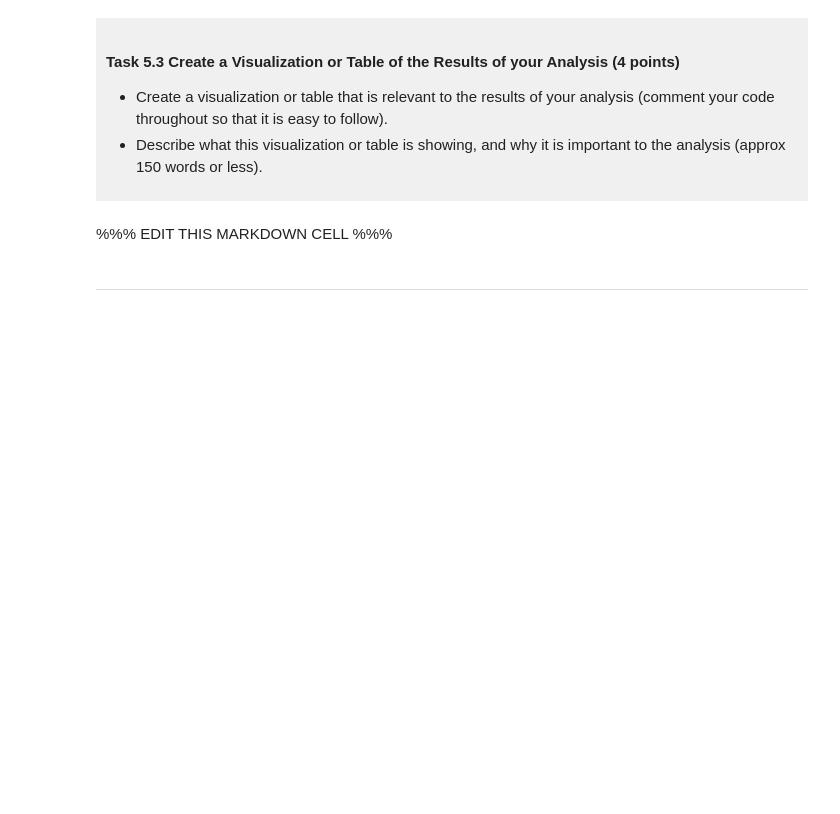
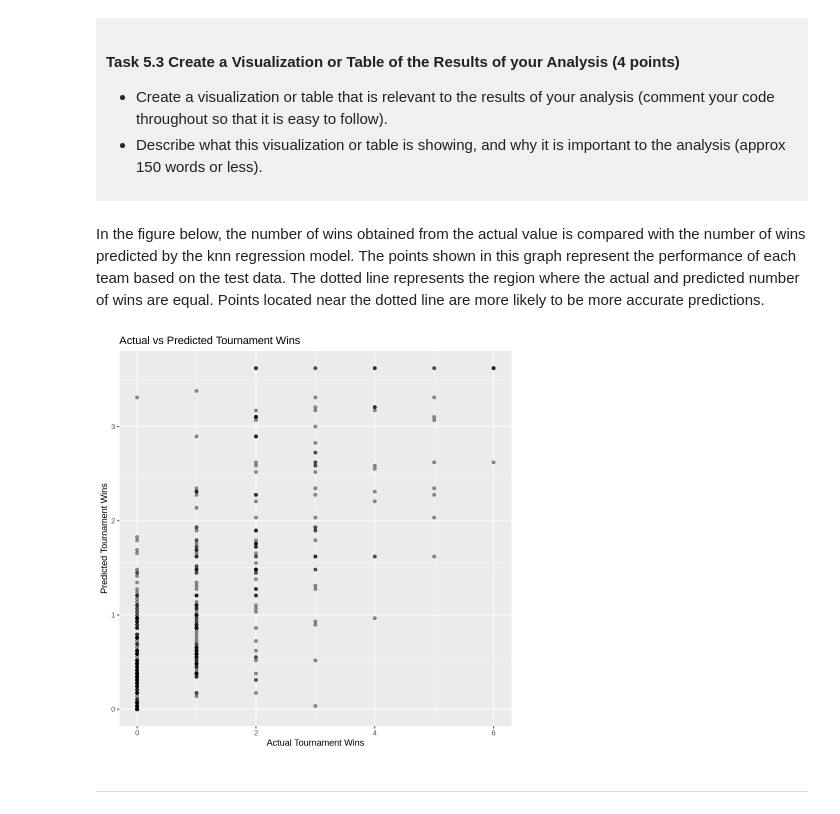
Before and after one commit to elxaxor/dsci-100-project-Jungbin-Lee, a Jupyter notebook: dsci-100-project-notebook.ipynb, the cells around one changed output. Cells and saved outputs as stored; diff of their text form; code cells hidden in the pictures; blank space fills up the shorter version.

```diff
--- a/dsci-100-project-notebook.ipynb
+++ b/dsci-100-project-notebook.ipynb
@@ -471,9 +552,16 @@ This is a *draft*, we require a commit at this stage but it does not need to be
 
 </div>
 # %% [markdown]
-%%% EDIT THIS MARKDOWN CELL %%%
+In the figure below, the number of wins obtained from the actual value is compared with the number of wins predicted by the knn regression model. The points shown in this graph represent the performance of each team based on the test data. The dotted line represents the region where the actual and predicted number of wins are equal. Points located near the dotted line are more likely to be more accurate predictions.
 # %%
-### EDIT THIS CODE CELL ###
+basketball_predictions |>
+ggplot(aes(x = tourney_wins, y = .pred)) +
+geom_point(alpha = 0.4) +
+labs(title = "Actual vs Predicted Tournament Wins",
+     x = "Actual Tournament Wins",
+     y = "Predicted Tournament Wins")
+# %% [output]
+[figure, added]
 # %% [markdown]
 -----
 # %% [markdown]
```
Also changed, not shown: parts of 6 cells of this notebook.
